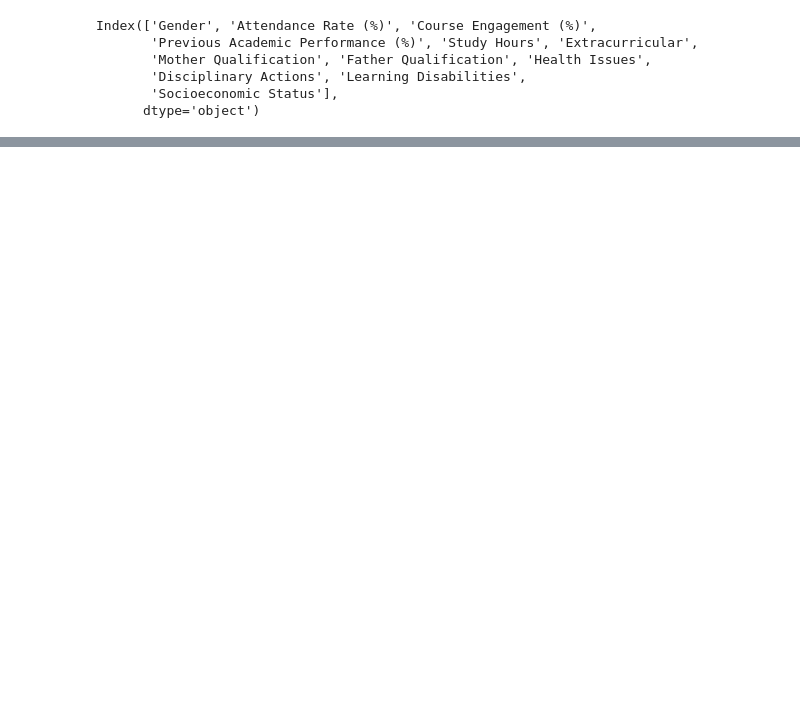
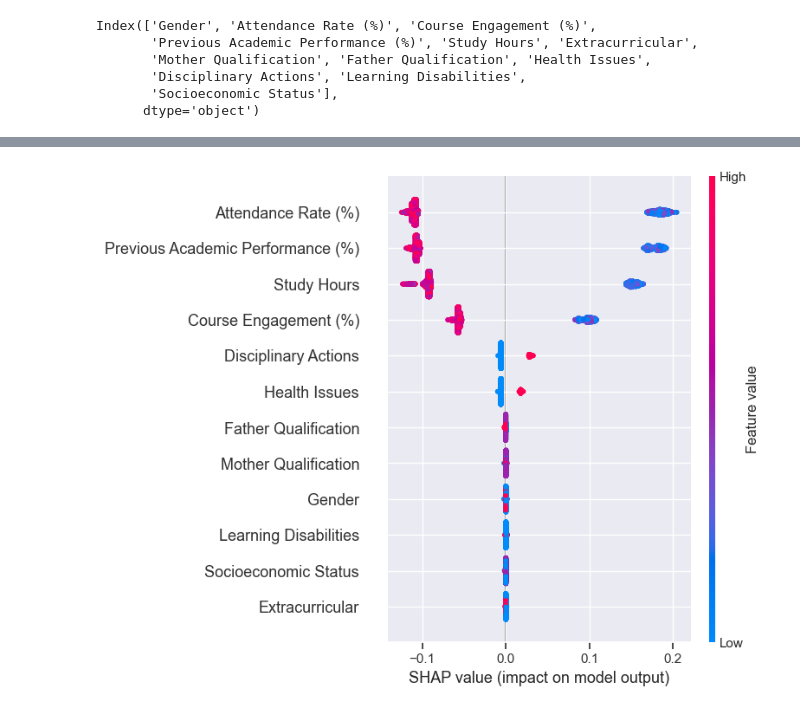
Before and after one commit to ayeshks/Predict-Students, a Jupyter notebook: notebooks/students_risk.ipynb, the cells around one changed output, grey strips where cells are left out. Saved outputs shown, nothing was run; the diff lists cells and outputs as text; code cells hidden in the pictures; blank space fills up the shorter version.

```diff
--- a/notebooks/students_risk.ipynb
+++ b/notebooks/students_risk.ipynb
@@ -688,0 +675,8 @@ shap.dependence_plot('Course Engagement (%)', shap_values[:, :, 1], X_train_smot
+# %%
+import shap
+
+shap_values_positive = shap_values[:, :, 1]
+
+shap.summary_plot(shap_values_positive, X_train_smote_new)
+# %% [output]
+[figure, added]
```
Also changed, not shown: parts of 29 cells of this notebook, 1 other file.
